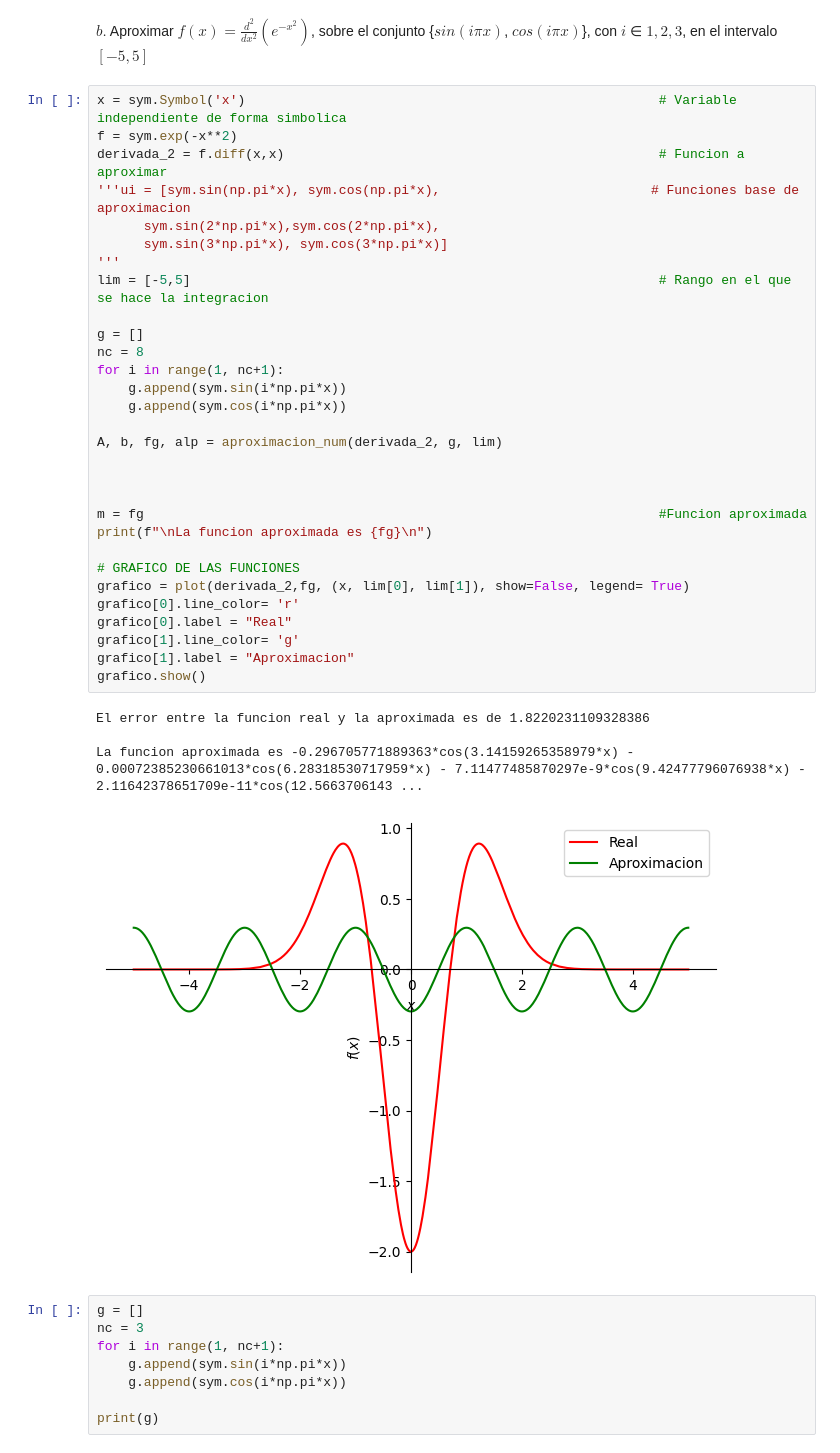
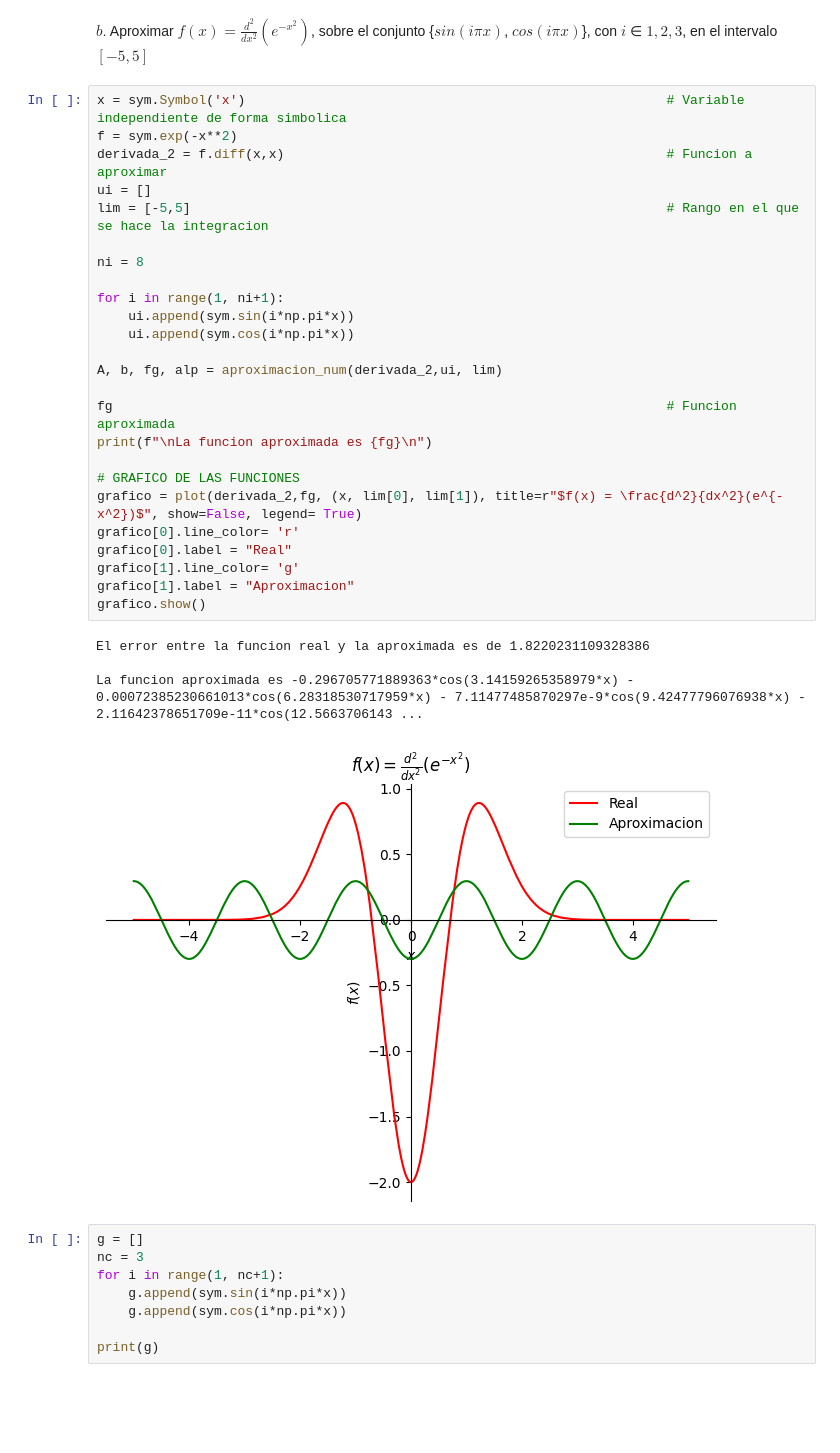
Before and after one commit to JulianSoZa/MiniProjects_NumericMethods, a Jupyter notebook: MiniProject1_GP1/exrcise1.ipynb, the cells around one changed output. Saved outputs shown, nothing was run; the diff lists cells and outputs as text; blank space fills up the shorter version.

```diff
--- a/MiniProject1_GP1/exrcise1.ipynb
+++ b/MiniProject1_GP1/exrcise1.ipynb
@@ -87,40 +89,35 @@ La funcion aproximada es 0.296475608312038*exp(2*x) - 0.731803087250492*exp(x) +
 # %% [markdown]
 $b.$ Aproximar $f(x) = \frac{d^2}{dx^2}(e^{-x^2})$, sobre el conjunto {$sin(iπx)$, $cos(iπx)$}, con $i$ ∈ ${1, 2, 3}$, en el intervalo $[−5, 5]$
 # %%
-x = sym.Symbol('x')                                                     # Variable independiente de forma simbolica
+x = sym.Symbol('x')                                                      # Variable independiente de forma simbolica
 f = sym.exp(-x**2)
-derivada_2 = f.diff(x,x)                                                # Funcion a aproximar
-'''ui = [sym.sin(np.pi*x), sym.cos(np.pi*x),                           # Funciones base de aproximacion
-      sym.sin(2*np.pi*x),sym.cos(2*np.pi*x),
-      sym.sin(3*np.pi*x), sym.cos(3*np.pi*x)]
-'''
-lim = [-5,5]                                                            # Rango en el que se hace la integracion
+derivada_2 = f.diff(x,x)                                                 # Funcion a aproximar
+ui = []
+lim = [-5,5]                                                             # Rango en el que se hace la integracion
 
-g = []
-nc = 8
-for i in range(1, nc+1):
-    g.append(sym.sin(i*np.pi*x))
-    g.append(sym.cos(i*np.pi*x))
+ni = 8
 
-A, b, fg, alp = aproximacion_num(derivada_2, g, lim)
+for i in range(1, ni+1):
+    ui.append(sym.sin(i*np.pi*x))
+    ui.append(sym.cos(i*np.pi*x))
 
+A, b, fg, alp = aproximacion_num(derivada_2,ui, lim)
 
-
-m = fg                                                                  #Funcion aproximada
+fg                                                                       # Funcion aproximada
 print(f"\nLa funcion aproximada es {fg}\n")
 
 # GRAFICO DE LAS FUNCIONES
-grafico = plot(derivada_2,fg, (x, lim[0], lim[1]), show=False, legend= True)
+grafico = plot(derivada_2,fg, (x, lim[0], lim[1]), title=r"$f(x) = \frac{d^2}{dx^2}(e^{-x^2})$", show=False, legend= True)
 grafico[0].line_color= 'r'
 grafico[0].label = "Real"
 grafico[1].line_color= 'g'
 grafico[1].label = "Aproximacion"
 grafico.show()
 # %% [output]
 El error entre la funcion real y la aproximada es de 1.8220231109328386
 
 La funcion aproximada es -0.296705771889363*cos(3.14159265358979*x) - 0.00072385230661013*cos(6.28318530717959*x) - 7.11477485870297e-9*cos(9.42477796076938*x) - 2.11642378651709e-11*cos(12.5663706143 ...
-[figure, old version]
+[figure, new version]
 # %%
 g = []
 nc = 3
```
Also changed, not shown: parts of 3 cells of this notebook, 1 other file.
